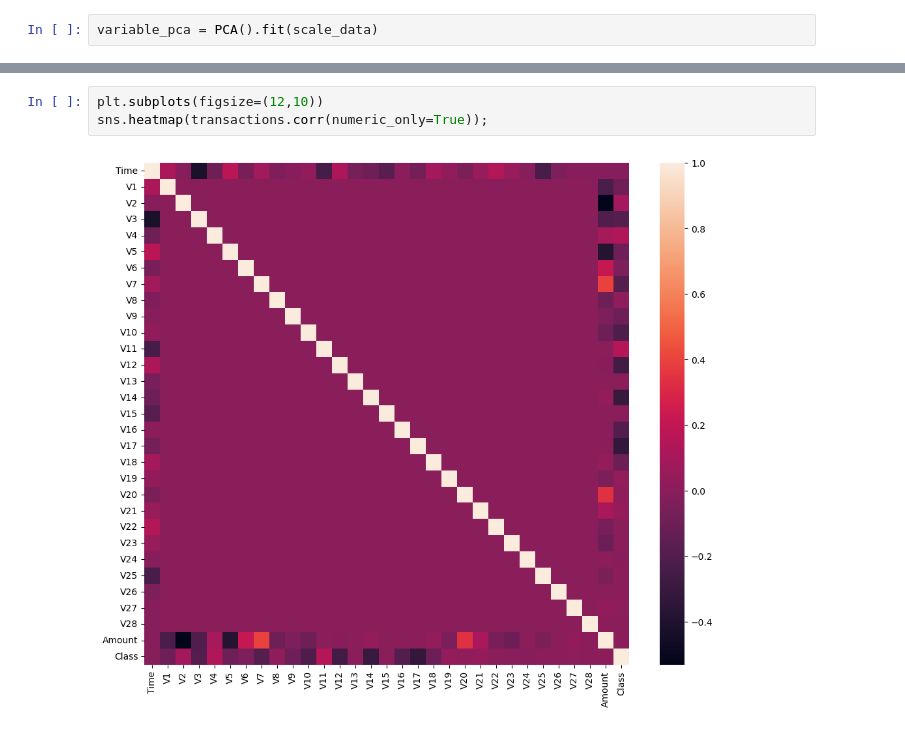
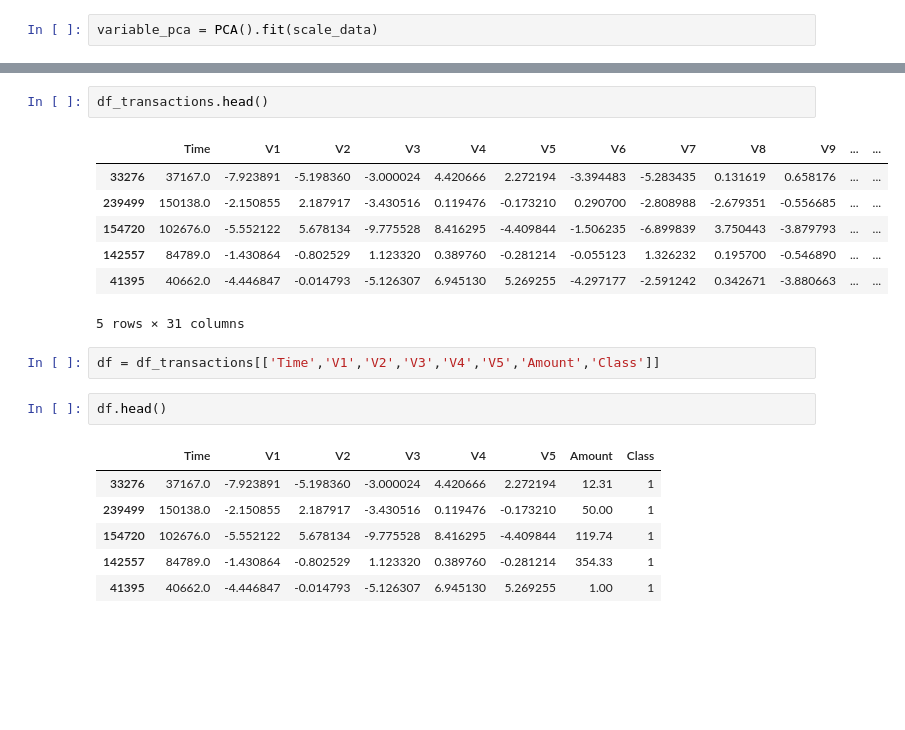
Before and after one commit to Amrutha-Ve/DataScience, a Jupyter notebook: Projects/FradulantTransactions.ipynb, the cells around one changed output, grey strips where cells are left out. Cells and saved outputs as stored; diff of their text form; blank space fills up the shorter version.

```diff
--- a/Projects/FradulantTransactions.ipynb
+++ b/Projects/FradulantTransactions.ipynb
@@ -89,5 +86,21 @@ transactions.corr()
-# %%
-plt.subplots(figsize=(12,10))
-sns.heatmap(transactions.corr(numeric_only=True));
-# %% [output]
-[figure, removed]
+# %%
+df_transactions.head()
+# %% [output]
+|  | Time | V1 | V2 | V3 | V4 | V5 | V6 | V7 | V8 | V9 | ... | ... |
+| 33276 | 37167.0 | -7.923891 | -5.198360 | -3.000024 | 4.420666 | 2.272194 | -3.394483 | -5.283435 | 0.131619 | 0.658176 | ... | ... |
+| 239499 | 150138.0 | -2.150855 | 2.187917 | -3.430516 | 0.119476 | -0.173210 | 0.290700 | -2.808988 | -2.679351 | -0.556685 | ... | ... |
+| 154720 | 102676.0 | -5.552122 | 5.678134 | -9.775528 | 8.416295 | -4.409844 | -1.506235 | -6.899839 | 3.750443 | -3.879793 | ... | ... |
+| 142557 | 84789.0 | -1.430864 | -0.802529 | 1.123320 | 0.389760 | -0.281214 | -0.055123 | 1.326232 | 0.195700 | -0.546890 | ... | ... |
+| 41395 | 40662.0 | -4.446847 | -0.014793 | -5.126307 | 6.945130 | 5.269255 | -4.297177 | -2.591242 | 0.342671 | -3.880663 | ... | ... |
+5 rows × 31 columns
+# %%
+df = df_transactions[['Time','V1','V2','V3','V4','V5','Amount','Class']]
+# %%
+df.head()
+# %% [output]
+|  | Time | V1 | V2 | V3 | V4 | V5 | Amount | Class |
+| 33276 | 37167.0 | -7.923891 | -5.198360 | -3.000024 | 4.420666 | 2.272194 | 12.31 | 1 |
+| 239499 | 150138.0 | -2.150855 | 2.187917 | -3.430516 | 0.119476 | -0.173210 | 50.00 | 1 |
+| 154720 | 102676.0 | -5.552122 | 5.678134 | -9.775528 | 8.416295 | -4.409844 | 119.74 | 1 |
+| 142557 | 84789.0 | -1.430864 | -0.802529 | 1.123320 | 0.389760 | -0.281214 | 354.33 | 1 |
+| 41395 | 40662.0 | -4.446847 | -0.014793 | -5.126307 | 6.945130 | 5.269255 | 1.00 | 1 |
```
Also changed, not shown: parts of 13 cells of this notebook.
